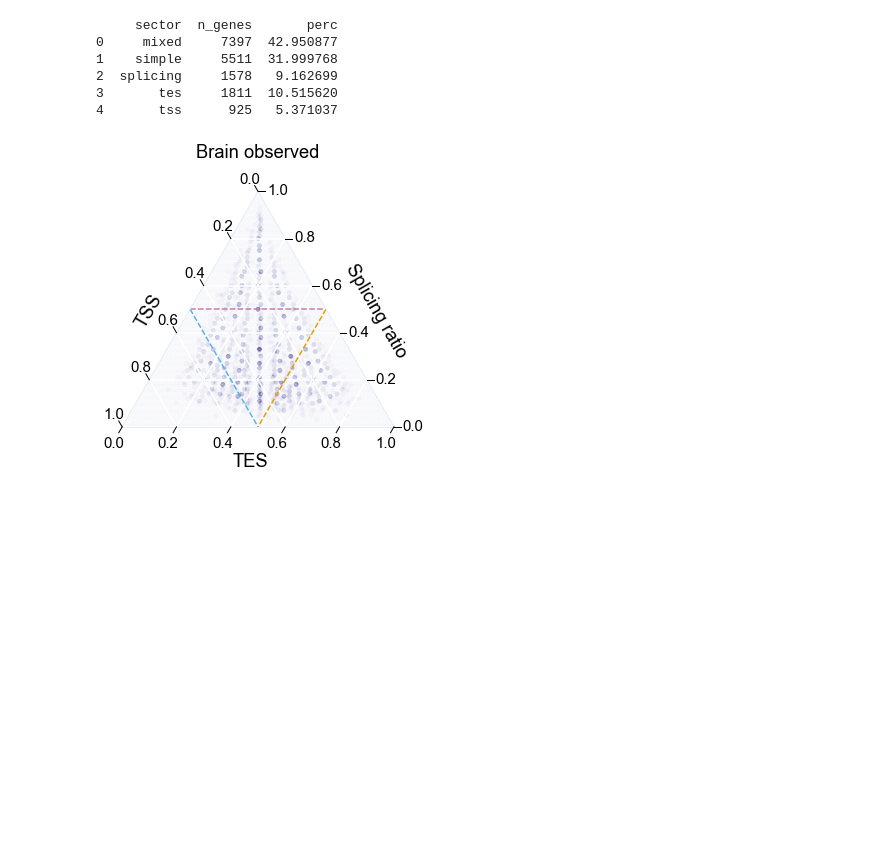
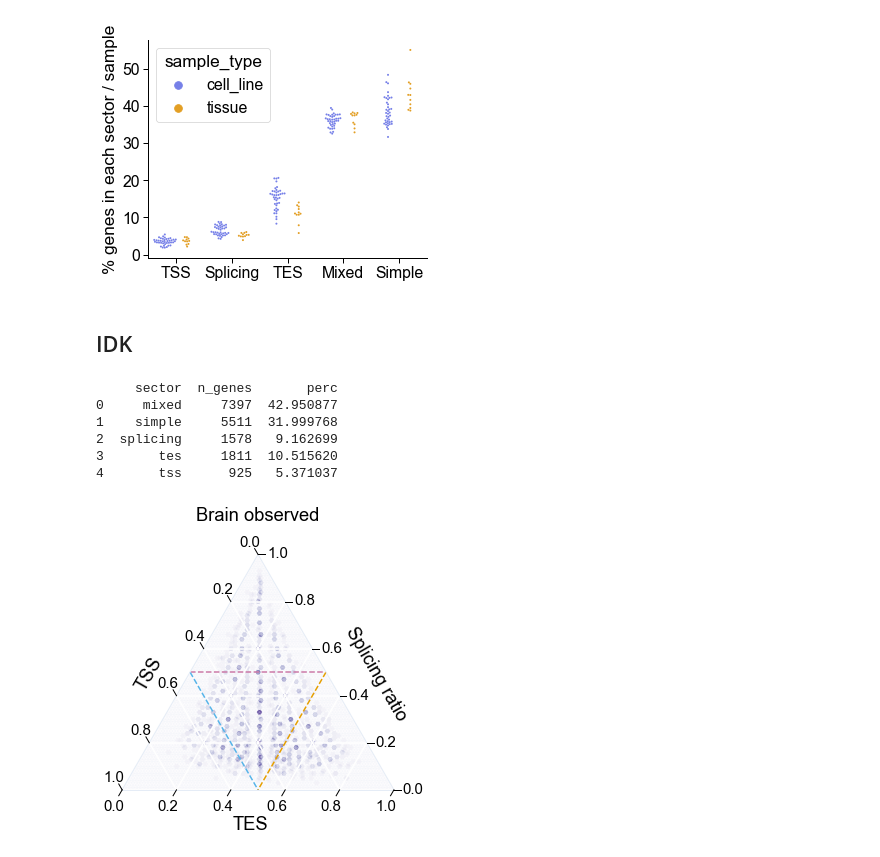
Before and after one commit to fairliereese/rnawg, a Jupyter notebook: lr_bulk/cerberus/triplets_sample.ipynb, the cells around one changed output. Drawn from its saved outputs; the diff is of its cells as text; code cells hidden in the pictures; blank space fills up the shorter version.

```diff
--- a/lr_bulk/cerberus/triplets_sample.ipynb
+++ b/lr_bulk/cerberus/triplets_sample.ipynb
@@ -112,3 +158,11 @@ plot_perc_genes_per_sector_kde(ca, 'sample_major')
+# %%
+source = 'sample_major'
+plot_perc_genes_per_sector_sample_type(ca, source,
+        'figures/swarm_genes_per_sector_sample_sample_type_major.pdf')
+# %% [output]
+[figure, added]
+# %% [markdown]
+## IDK
 # %%
 # brain
 temp = ca.plot_simplex(top='splicing_ratio',
```
Also changed, not shown: parts of 14 cells of this notebook, 8 other files.
